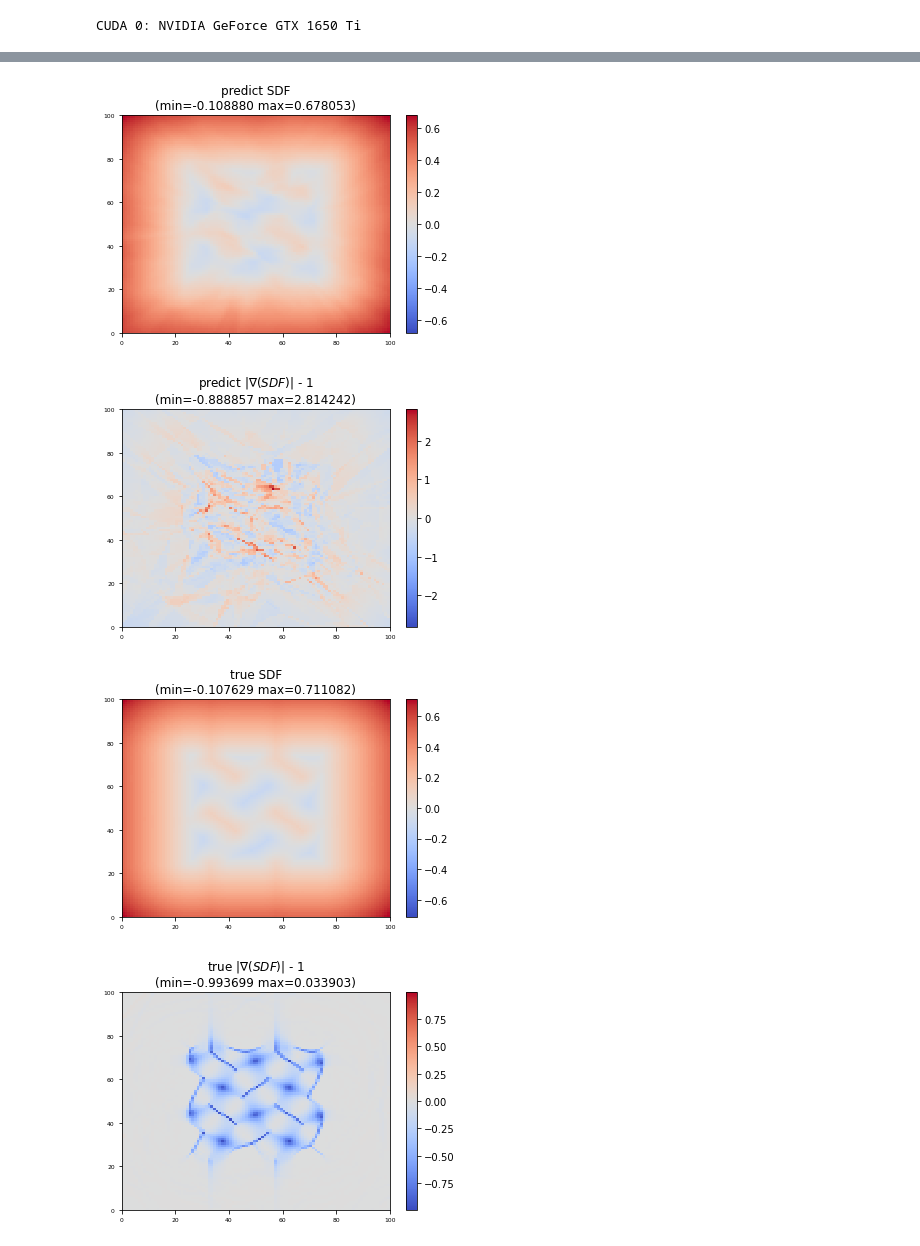
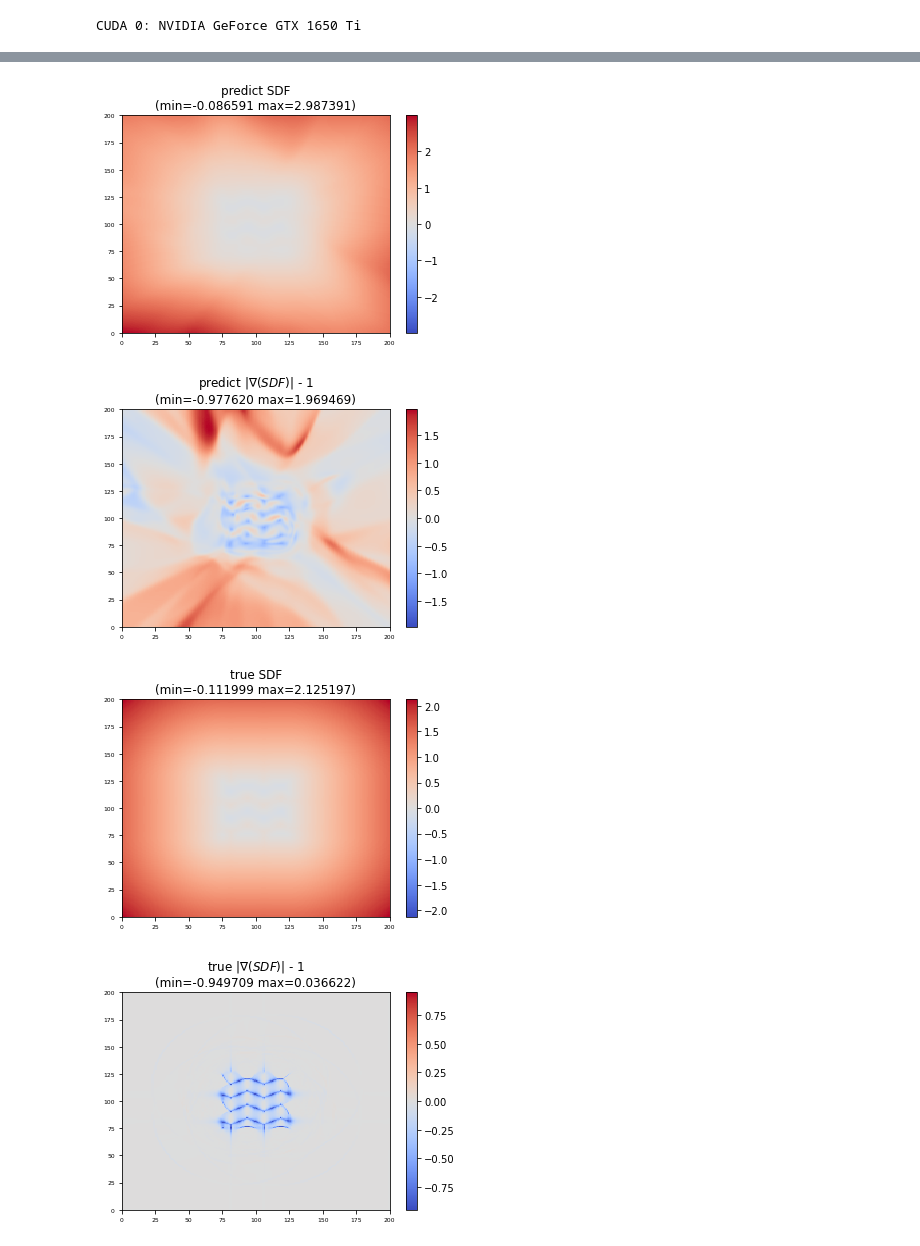
Before and after one commit to nodtem66/PINN_Implicit_SDF, a Jupyter notebook: notebooks/2.1_train_MLP.ipynb, the cells around one changed output, grey strips where cells are left out. Cells and saved outputs as stored; diff of their text form; code cells hidden in the pictures.

```diff
--- a/notebooks/2.1_train_MLP.ipynb
+++ b/notebooks/2.1_train_MLP.ipynb
@@ -26,2 +20,7 @@ net = Davies2021(N_layers=8, width=32).to(device)
+# %%
+from models.MLP import Davies2021
+from torchinfo import summary
+net = Davies2021(N_layers=8, width=28, activation=nn.Softplus(30), last_activation=nn.Identity()).to(device)
+#net = Davies2021(N_layers=8, width=28, activation=nn.SiLU(), last_activation=nn.Identity()).to(device)
 # %%
 import os
@@ -37,8 +44,0 @@ RandomMeshSDFDataset (10000 points)
-# %%
-import os
-from utils import ImplicitDataset
-# Train from random calculated sdf
-dataset_name = '../datasets/box_1f0_gyroid_4pi'
-output_stl = dataset_name+'.stl'
-train_dataset = ImplicitDataset.from_file(dataset_name+'_train.npz', device=device, lazy_load=True)
-print(train_dataset)
@@ -110,11 +111,11 @@ except KeyboardInterrupt as e:
 # %%
 from utils import SDFVisualize
 net.to(device)
-visualize = SDFVisualize(z_level=0.3, step=0.05, offset=30, nums=100, device=device)
+visualize = SDFVisualize(z_level=0.0, step=0.05, offset=50, nums=200, device=device)
 visualize.from_nn(net, bounds_from_mesh=output_stl)
 visualize.from_mesh(output_stl)
 # %% [output]
-[figure, old version]
+[figure, new version]
-[figure, old version]
+[figure, new version]
-[figure, old version]
+[figure, new version]
-[figure, old version]
+[figure, new version]
```
Also changed, not shown: parts of 6 cells of this notebook, 20 other files.
